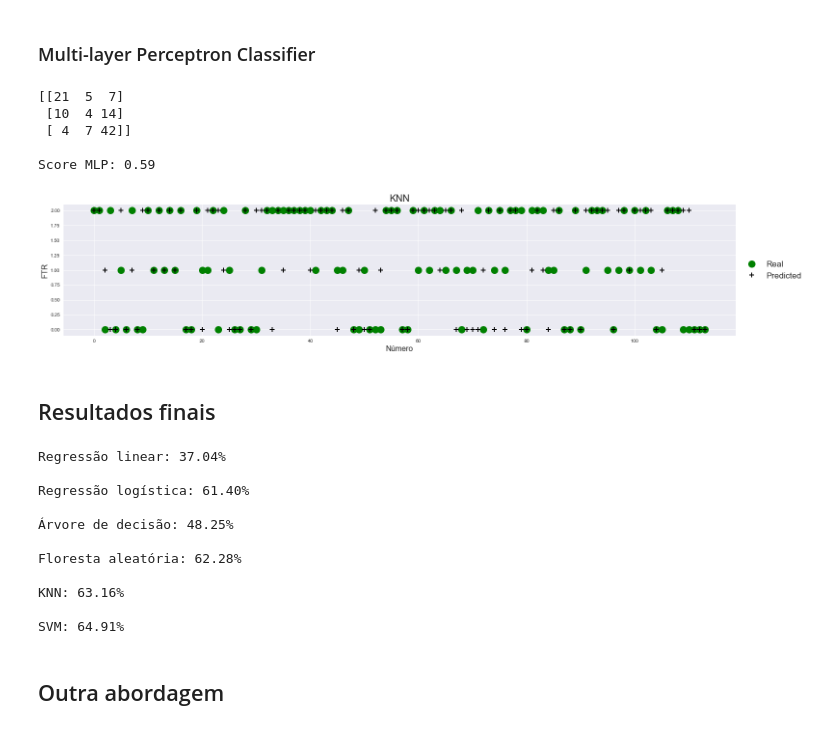
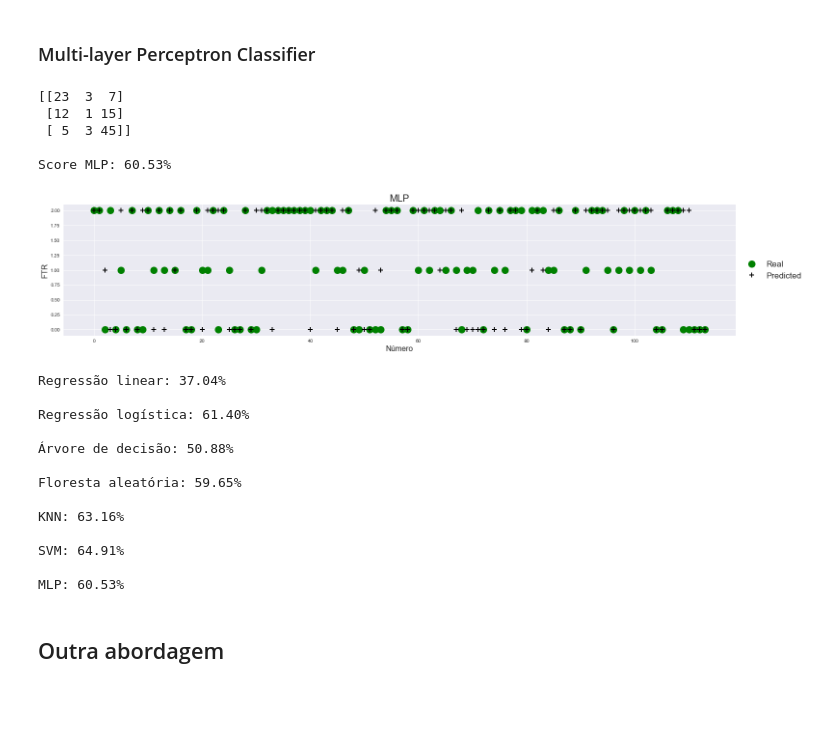
Before and after one commit to olesiogn/Football-prediction, a Jupyter notebook: Fut-SerieA.ipynb, the cells around one changed output. Saved outputs shown, nothing was run; the diff lists cells and outputs as text; code cells hidden in the pictures; blank space fills up the shorter version.

```diff
--- a/Fut-SerieA.ipynb
+++ b/Fut-SerieA.ipynb
@@ -488,44 +496,45 @@ predict_mlp_classifier = mlp_classifier.predict(X_test)
 # %%
 #print(classification_report(y_test,predict_mlp))
 print(confusion_matrix(y_test,predict_mlp_classifier))
-print('\nScore MLP: %.2f' %mlp_classifier.score(X_test, y_test))
+print('\nScore MLP: %.2f' %mlp_all + "%")
 # %% [output]
-[[21  5  7]
- [10  4 14]
- [ 4  7 42]]
+[[23  3  7]
+ [12  1 15]
+ [ 5  3 45]]
 
-Score MLP: 0.59
+Score MLP: 60.53%
 # %%
 plt.figure(figsize=(25, 5))
 plt.plot(df_y_test, 'go', ms=15, label='Real')
 plt.plot(predict_mlp_classifier, '+', color='black', ms=10, markeredgewidth=2, label='Predicted')
 plt.legend(loc='center left', bbox_to_anchor=(1, 0.5), fontsize = 'xx-large')
 plt.ylabel('FTR',fontsize=16)
 plt.xlabel('Número',fontsize=16)
-plt.title('KNN',fontsize=20)
+plt.title('MLP',fontsize=20)
 plt.show()
 # %% [output]
-[figure, old version]
+[figure, new version]
-# %% [markdown]
-## Resultados finais
 # %%
-print('Regressão linear: %.2f' %(linear_regression.score(X_test, y_test)*100) + "%")
-print('\nRegressão logística: %.2f' %(logistic_regression.score(X_test, y_test)*100) + "%")
-print('\nÁrvore de decisão: %.2f' %(decision_tree.score(X_test, y_test)*100) + "%")
-print('\nFloresta aleatória: %.2f' %(random_forest.score(X_test, y_test)*100) + "%")
-print('\nKNN: %.2f' %(knn.score(X_test, y_test)*100) + "%")
-print('\nSVM: %.2f' %(grid.score(X_test, y_test)*100) + "%")
+print('\nRegressão linear: %.2f' %reg_lin_all + "%")
+print('\nRegressão logística: %.2f' %reg_log_all + "%")
+print('\nÁrvore de decisão: %.2f' %dec_tree_all + "%")
+print('\nFloresta aleatória: %.2f' %rand_for_all + "%")
+print('\nKNN: %.2f' %knn_all + "%")
+print('\nSVM: %.2f' %svm_all + "%")
+print('\nMLP: %.2f' %mlp_all + "%")
 # %% [output]
 Regressão linear: 37.04%
 
 Regressão logística: 61.40%
 
-Árvore de decisão: 48.25%
+Árvore de decisão: 50.88%
 
-Floresta aleatória: 62.28%
+Floresta aleatória: 59.65%
 
 KNN: 63.16%
 
 SVM: 64.91%
+
+MLP: 60.53%
 # %% [markdown]
 ## Outra abordagem
```
Also changed, not shown: parts of 40 cells of this notebook, 2 other files.
